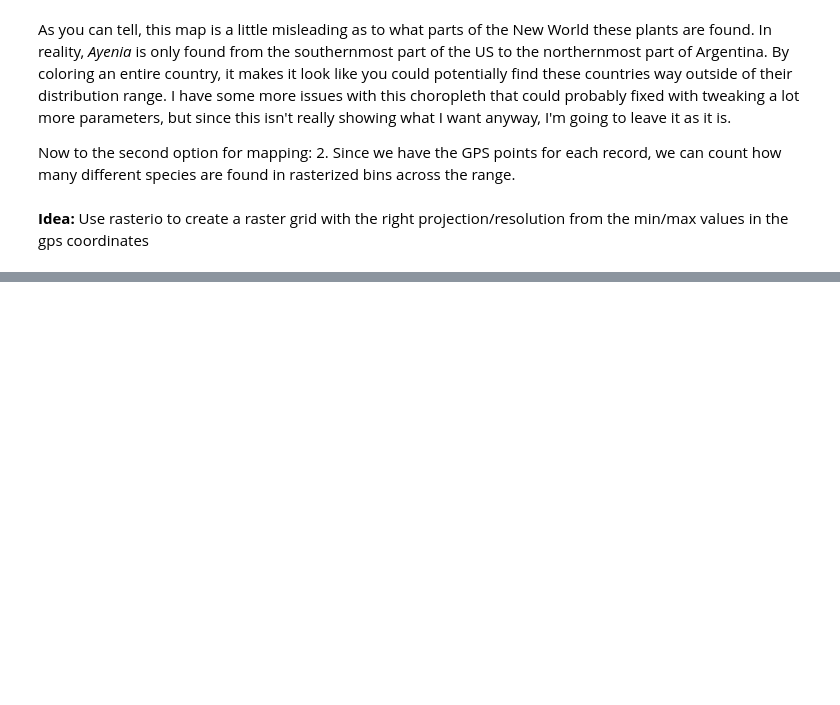
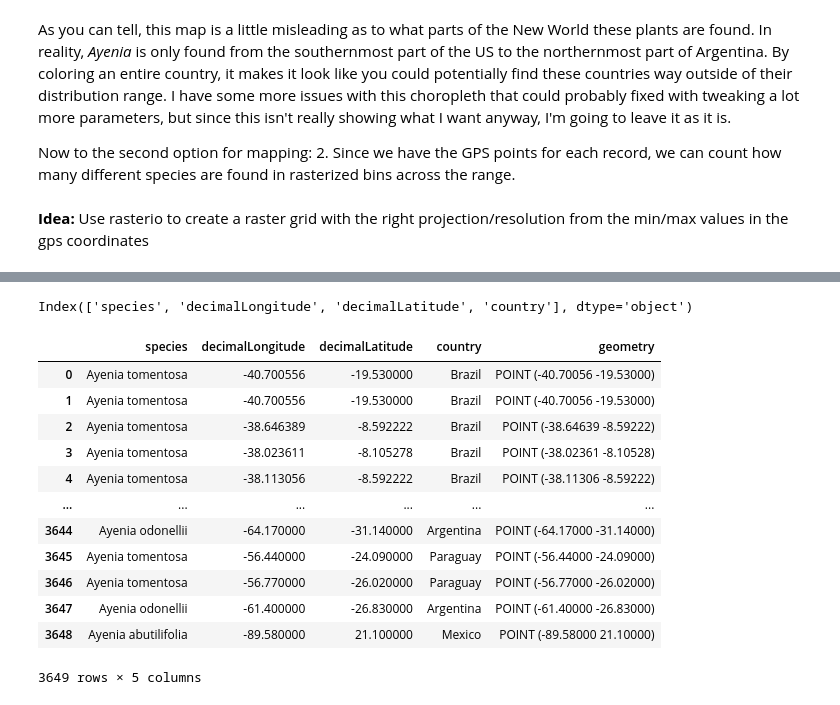
Before and after one commit to wvsharber/gbif-occurences, a Jupyter notebook: notebooks/GBIF_mapping.ipynb, the cells around one changed output, grey strips where cells are left out. Cells and saved outputs as stored; diff of their text form; code cells hidden in the pictures; blank space fills up the shorter version.

```diff
--- a/notebooks/GBIF_mapping.ipynb
+++ b/notebooks/GBIF_mapping.ipynb
@@ -89,0 +97,24 @@ __Idea:__ Use rasterio to create a raster grid with the right projection/resolut
+# %%
+df.drop('Unnamed: 0', axis = 1, inplace = True)
+# %%
+df.columns
+# %% [output]
+Index(['species', 'decimalLongitude', 'decimalLatitude', 'country'], dtype='object')
+# %%
+species_gdf = gpd.GeoDataFrame(df, geometry=gpd.points_from_xy(df['decimalLongitude'], df['decimalLatitude']), crs = "EPSG:4326")
+# %%
+species_gdf
+# %% [output]
+|  | species | decimalLongitude | decimalLatitude | country | geometry |
+| 0 | Ayenia tomentosa | -40.700556 | -19.530000 | Brazil | POINT (-40.70056 -19.53000) |
+| 1 | Ayenia tomentosa | -40.700556 | -19.530000 | Brazil | POINT (-40.70056 -19.53000) |
+| 2 | Ayenia tomentosa | -38.646389 | -8.592222 | Brazil | POINT (-38.64639 -8.59222) |
+| 3 | Ayenia tomentosa | -38.023611 | -8.105278 | Brazil | POINT (-38.02361 -8.10528) |
+| 4 | Ayenia tomentosa | -38.113056 | -8.592222 | Brazil | POINT (-38.11306 -8.59222) |
+| ... | ... | ... | ... | ... | ... |
+| 3644 | Ayenia odonellii | -64.170000 | -31.140000 | Argentina | POINT (-64.17000 -31.14000) |
+| 3645 | Ayenia tomentosa | -56.440000 | -24.090000 | Paraguay | POINT (-56.44000 -24.09000) |
+| 3646 | Ayenia tomentosa | -56.770000 | -26.020000 | Paraguay | POINT (-56.77000 -26.02000) |
+| 3647 | Ayenia odonellii | -61.400000 | -26.830000 | Argentina | POINT (-61.40000 -26.83000) |
+| 3648 | Ayenia abutilifolia | -89.580000 | 21.100000 | Mexico | POINT (-89.58000 21.10000) |
+3649 rows × 5 columns
```
Also changed, not shown: parts of 8 cells of this notebook.
